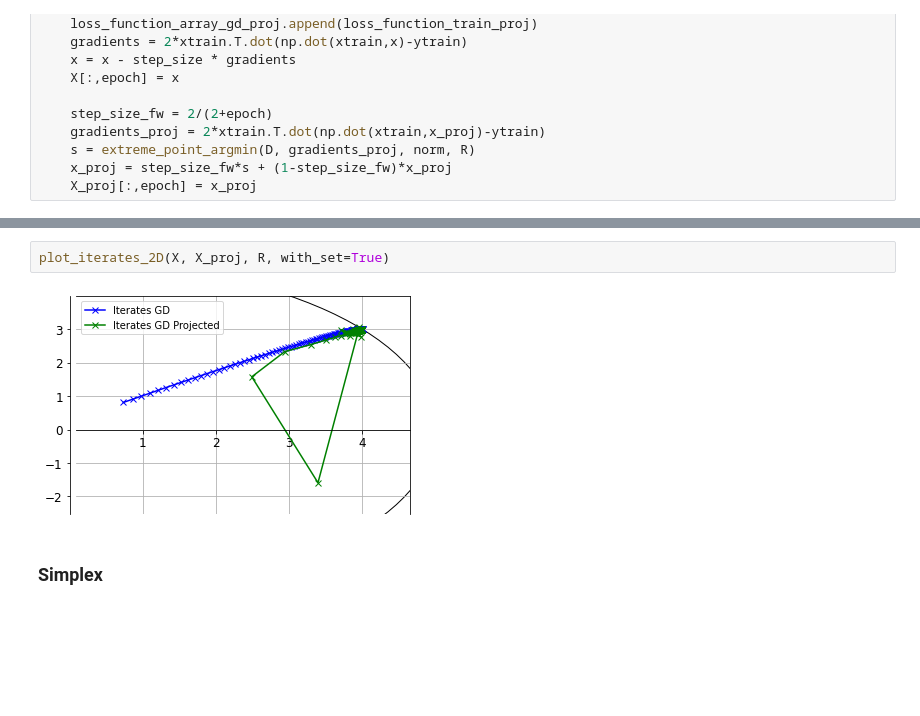
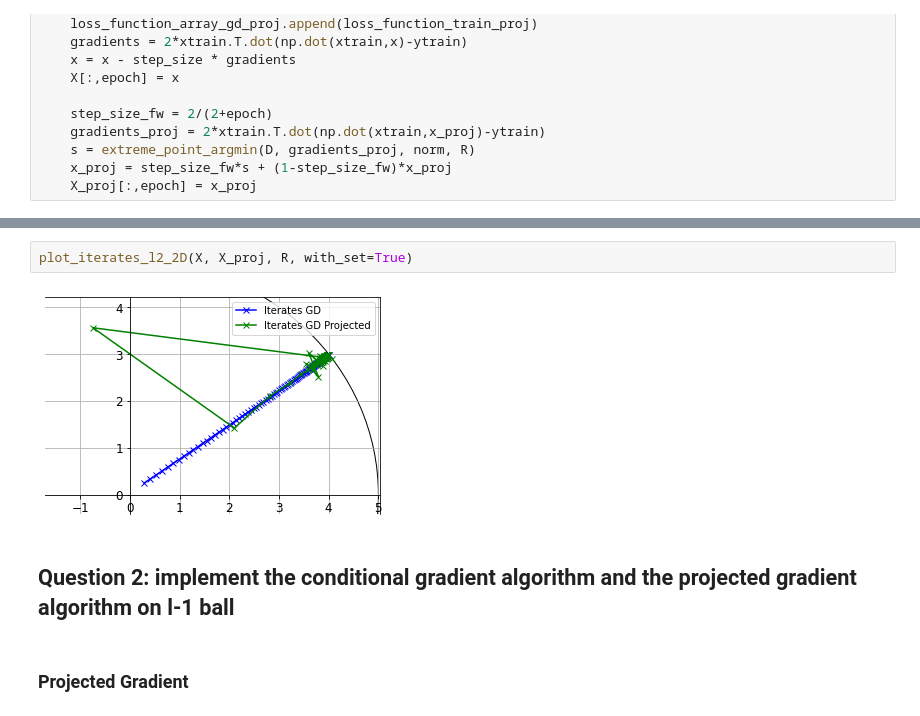
Before and after one commit to kunschg/Optimization-for-ML-, a Jupyter notebook: Part4-Convexity-Constrained.ipynb, the cells around one changed output, grey strips where cells are left out. Saved outputs shown, nothing was run; the diff lists cells and outputs as text; blank space fills up the shorter version.

```diff
--- a/Part4-Convexity-Constrained.ipynb
+++ b/Part4-Convexity-Constrained.ipynb
@@ -141,6 +143,8 @@ plt.show()
 # %%
-plot_iterates_2D(X, X_proj, R, with_set=True)
+plot_iterates_l2_2D(X, X_proj, R, with_set=True)
 # %% [output]
-[figure, old version]
+[figure, new version]
-# %% [markdown]
-### Simplex
+# %% [markdown]
+## Question 2: implement the conditional gradient algorithm and the projected gradient algorithm on l-1 ball
+# %% [markdown]
+### Projected Gradient
```
Also changed, not shown: parts of 13 cells of this notebook, 1 other file.
